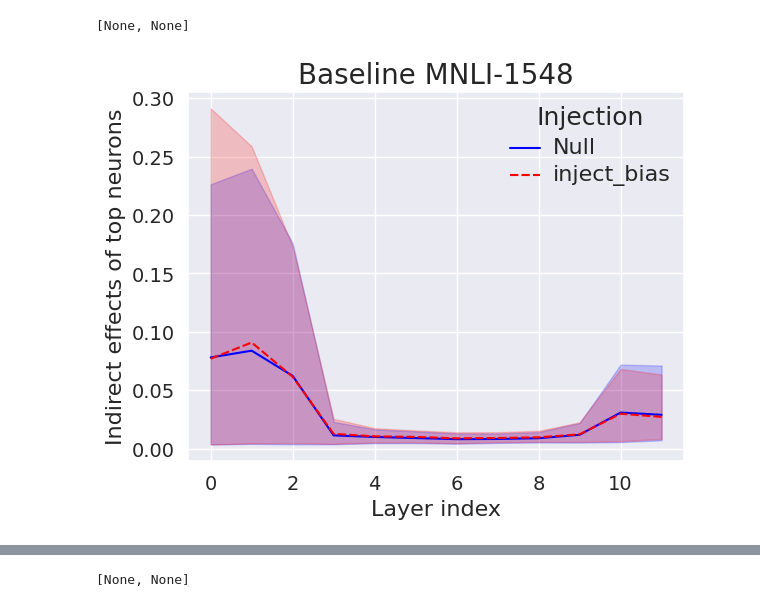
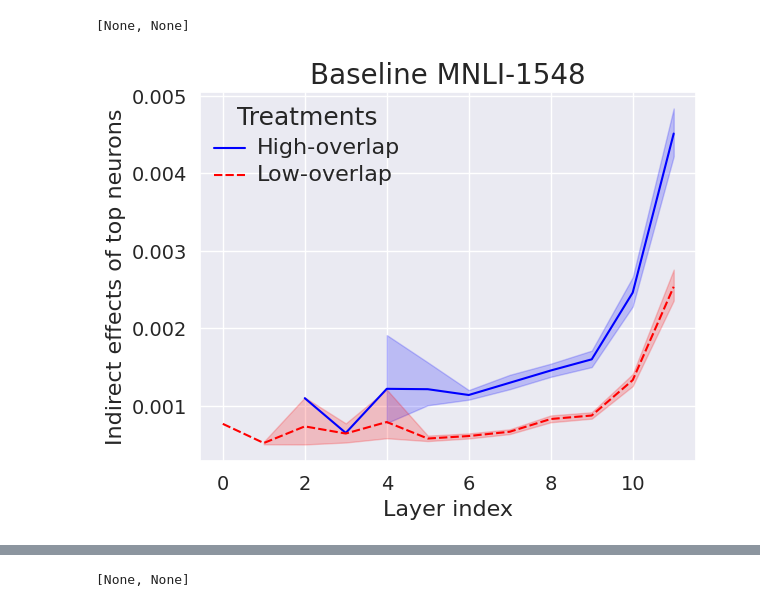
Before and after one commit to sitiporn/DebiasNeuro-components, a Jupyter notebook: notebooks/Inject_Bias_Comparision.ipynb, the cells around one changed output, grey strips where cells are left out. Saved outputs shown, nothing was run; the diff lists cells and outputs as text; code cells hidden in the pictures.

```diff
--- a/notebooks/Inject_Bias_Comparision.ipynb
+++ b/notebooks/Inject_Bias_Comparision.ipynb
@@ -27,38 +29,42 @@ key = 0.05
 data = {}
 df = {}
 # %%
-method_names = ['separation_replace_intervention_recent_baseline', 'separation_pcgu_posgrad_replace_5k_recent_baseline']
-interventions = ['Null', 'inject_bias']
+# method_names = ['separation_replace_intervention_recent_baseline', 'nie_recent_baseline']
+# interventions = ['Null', 'inject_bias']
+method_names = ['nie_recent_baseline','nie_recent_baseline']
+interventions = ['High-overlap','Low-overlap']
+
 seed = 1548
 x_layer = []
 y_nie = []
 line_type = []
+top_neurons = {}
 
 for method_name, intervention in zip(method_names, interventions):
     path = os.path.join(top_neuron_path, method_name)
-    path = os.path.join(path,f'top_neuron_{seed}_{masking_mode}_{do}_all_layers.pickle')
-    with open(path, 'rb') as handle: top_neurons = pickle.load(handle)
+    path = os.path.join(path,f'top_neuron_{seed}_{masking_mode}_{intervention}_all_layers.pickle')
+    with open(path, 'rb') as handle: top_neurons[intervention] = pickle.load(handle)
     current_dataset = f'Baseline MNLI-{seed}'
-    x_layer.extend([ int(pos.split('-')[1]) for pos, nie in top_neurons[key].items()])
-    y_nie.extend([float(nie) for pos, nie in top_neurons[key].items()])
-    line_type.extend([intervention] * len(top_neurons[key])  )
+    x_layer.extend([ int(pos.split('-')[1]) for pos, nie in top_neurons[intervention][key].items()])
+    y_nie.extend([float(nie) for pos, nie in top_neurons[intervention][key].items()])
+    line_type.extend([intervention] * len(top_neurons[intervention][key])  )
 
 
 
 data = {'Layer index': x_layer,
         'Indirect effects of top neurons':  y_nie,
-         'Injection': line_type}
+         'Treatments': line_type}
 
 df = pd.DataFrame(data=data)
 sns.set_theme(style="darkgrid")
-ax = sns.lineplot(data=df, x="Layer index", y="Indirect effects of top neurons",  hue="Injection", style="Injection", palette=['blue', 'red'])
+ax = sns.lineplot(data=df, x="Layer index", y="Indirect effects of top neurons",  hue="Treatments", style="Treatments", palette=['blue', 'red'])
 plt.xlabel('Layer index', fontsize=16);
 plt.ylabel('Indirect effects of top neurons', fontsize=16);
 plt.title(f'{current_dataset}', fontsize=20)
 plt.tick_params(axis='both', which='major', labelsize=14)
 # plt.legend(fontsize='x-large', title_fontsize='40')
 plt.setp(ax.get_legend().get_texts(), fontsize='16') # for legend text
 plt.setp(ax.get_legend().get_title(), fontsize='18') # for legend title
 # %% [output]
 [None, None]
-[figure, old version]
+[figure, new version]
```
Also changed, not shown: parts of 7 cells of this notebook, 25 other files.
